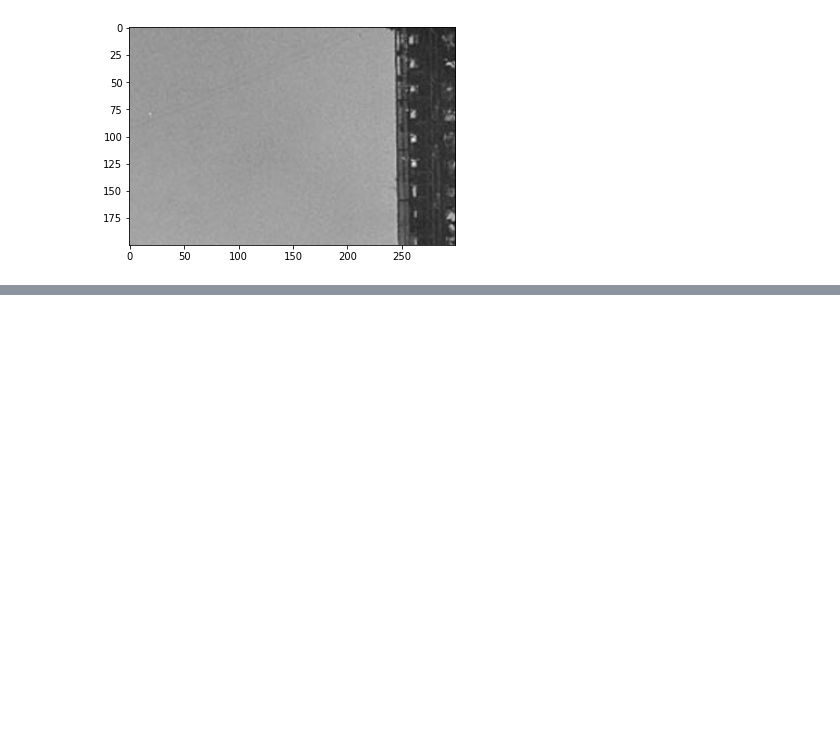
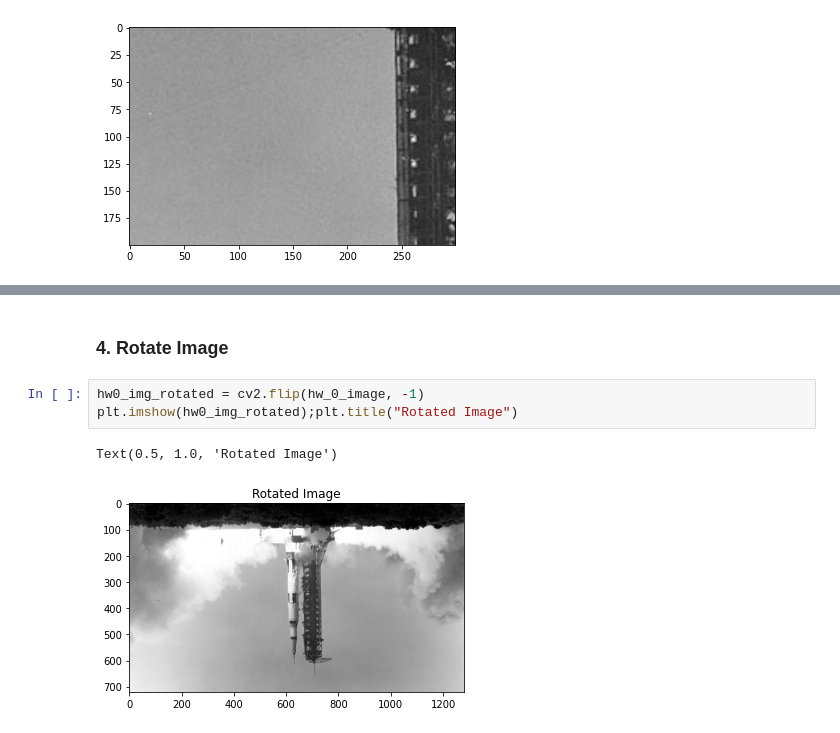
Before and after one commit to SSOE-ECE1390/verifying-setup-ramgoenka, a Jupyter notebook: Homework_0.ipynb, the cells around one changed output, grey strips where cells are left out. Saved outputs shown, nothing was run; the diff lists cells and outputs as text; blank space fills up the shorter version.

```diff
--- a/Homework_0.ipynb
+++ b/Homework_0.ipynb
@@ -35,0 +45,8 @@ plt.imshow(cropped_hw0_image)
+# %% [markdown]
+### 4. Rotate Image
+# %%
+hw0_img_rotated = cv2.flip(hw_0_image, -1)
+plt.imshow(hw0_img_rotated);plt.title("Rotated Image")
+# %% [output]
+Text(0.5, 1.0, 'Rotated Image')
+[figure, added]
```
Also changed, not shown: parts of 4 cells of this notebook, 1 other file.
